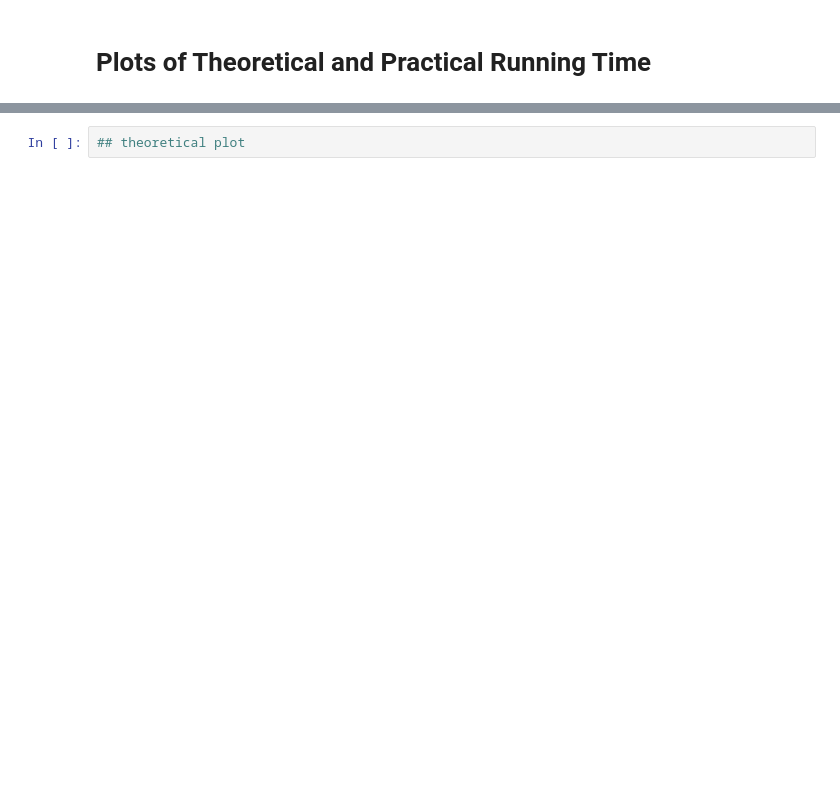
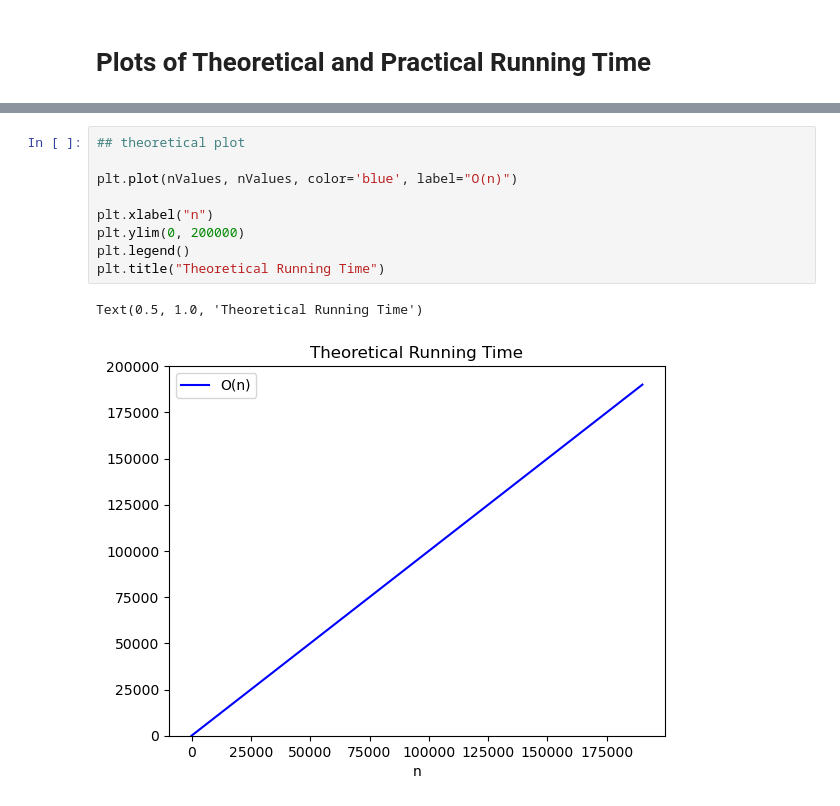
Before and after one commit to SecondFeline/COSC320-Project, a Jupyter notebook: COSC320-dataset/milestone3-plots.ipynb, the cells around one changed output, grey strips where cells are left out. Saved outputs shown, nothing was run; the diff lists cells and outputs as text; blank space fills up the shorter version.

```diff
--- a/COSC320-dataset/milestone3-plots.ipynb
+++ b/COSC320-dataset/milestone3-plots.ipynb
@@ -159,2 +182,12 @@ sns.lineplot(data=theoretical_running_times, x = 'n', y = 'Running Time').set(ti
-# %%
-## theoretical plot
+# %%
+## theoretical plot
+
+plt.plot(nValues, nValues, color='blue', label="O(n)")
+
+plt.xlabel("n")
+plt.ylim(0, 200000)
+plt.legend()
+plt.title("Theoretical Running Time")
+# %% [output]
+Text(0.5, 1.0, 'Theoretical Running Time')
+[figure, added]
```
Also changed, not shown: parts of 5 cells of this notebook.
